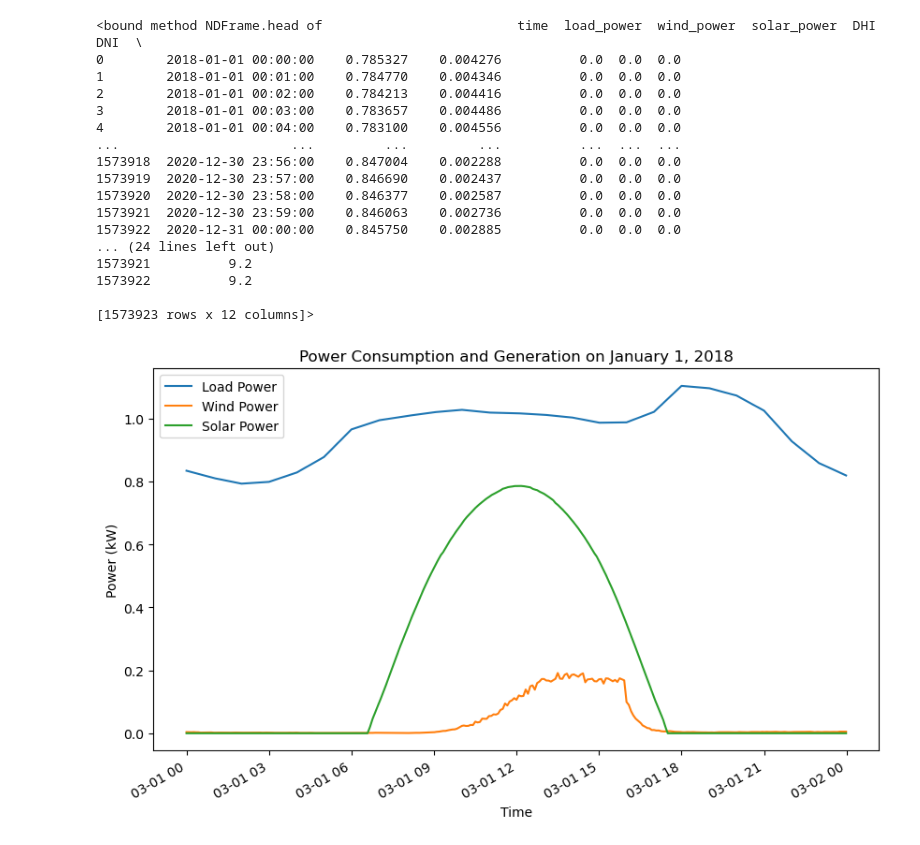
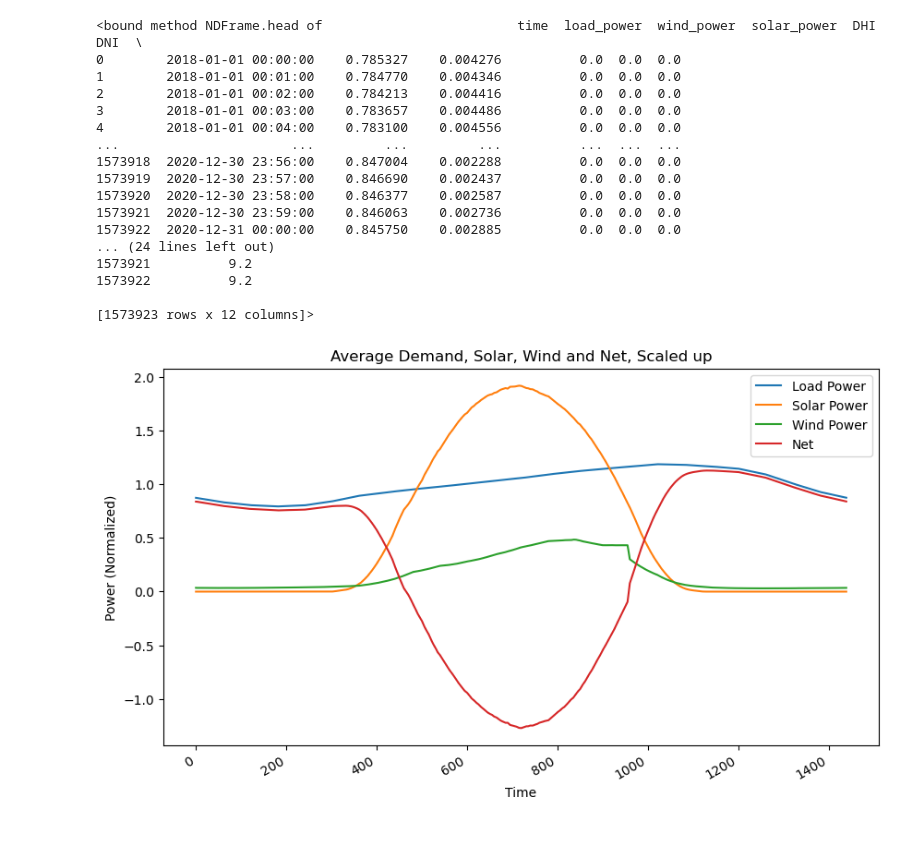
Before and after one commit to carlacupcake/CE291-V2G, a Jupyter notebook: caiso_data_test.ipynb, the cells around one changed output. Drawn from its saved outputs; the diff is of its cells as text; code cells hidden in the pictures.

```diff
--- a/caiso_data_test.ipynb
+++ b/caiso_data_test.ipynb
@@ -38,36 +38,3 @@ caiso.head
 1573922          9.2
 
 [1573923 rows x 12 columns]>
-# %%
-import pandas as pd
-import matplotlib.pyplot as plt
-
-# Assuming 'df' is your DataFrame
-# Convert 'time' to datetime if it's not already
-caiso['time'] = pd.to_datetime(caiso['time'])
-
-# Filter data for a specific day, let's say January 1, 2018
-start_date = "2018-03-01"
-end_date = "2018-03-02"
-mask = (caiso['time'] >= start_date) & (caiso['time'] < end_date)
-day_data = caiso.loc[mask]
-
-### Step 2: Plotting
-# Plotting load_power, wind_power, and solar_power
-plt.figure(figsize=(10, 6))
-plt.plot(day_data['time'], day_data['load_power'], label='Load Power')
-plt.plot(day_data['time'], day_data['wind_power'], label='Wind Power')
-plt.plot(day_data['time'], day_data['solar_power'], label='Solar Power')
-
-# Adding titles and labels
-plt.title('Power Consumption and Generation One Day')
-plt.xlabel('Time')
-plt.ylabel('Power (Normalized)')
-plt.legend()
-
-# Rotating date labels for better visibility
-plt.gcf().autofmt_xdate()
-
-plt.show()
-# %% [output]
-[figure, removed]
@@ -73,0 +67,34 @@ plt.show()
+# %%
+demand_caiso = np.array(demand_df)
+solar_caiso = np.array(solar_df)*3
+wind_caiso = np.array(wind_df)*4
+net_caiso=demand_caiso-solar_caiso-wind_caiso
+
+average_demand_per_minute = np.nanmean(demand_caiso, axis=0)
+average_solar_per_minute = np.nanmean(solar_caiso, axis=0)
+average_wind_per_minute = np.nanmean(wind_caiso, axis=0)
+
+average_net_per_minute=average_demand_per_minute-average_solar_per_minute-average_wind_per_minute
+# %%
+timestep_length=1 #in minutes
+T=1440 # minutes in 24hrs
+
+time_steps = np.arange(0, T * timestep_length, timestep_length)  # Generate a time axis\
+plt.figure(figsize=(10, 6))
+plt.plot(time_steps, average_demand_per_minute, label='Load Power')
+plt.plot(time_steps, average_solar_per_minute, label='Solar Power')
+plt.plot(time_steps, average_wind_per_minute, label='Wind Power')
+plt.plot(time_steps, average_net_per_minute, label='Net')
+
+# Adding titles and labels
+plt.title('Average Demand, Solar, Wind and Net, Scaled up')
+plt.xlabel('Time')
+plt.ylabel('Power (Normalized)')
+plt.legend()
+
+# Rotating date labels for better visibility
+plt.gcf().autofmt_xdate()
+
+plt.show()
+# %% [output]
+[figure, added]
```
Also changed, not shown: parts of 8 cells of this notebook, 1 other file.
